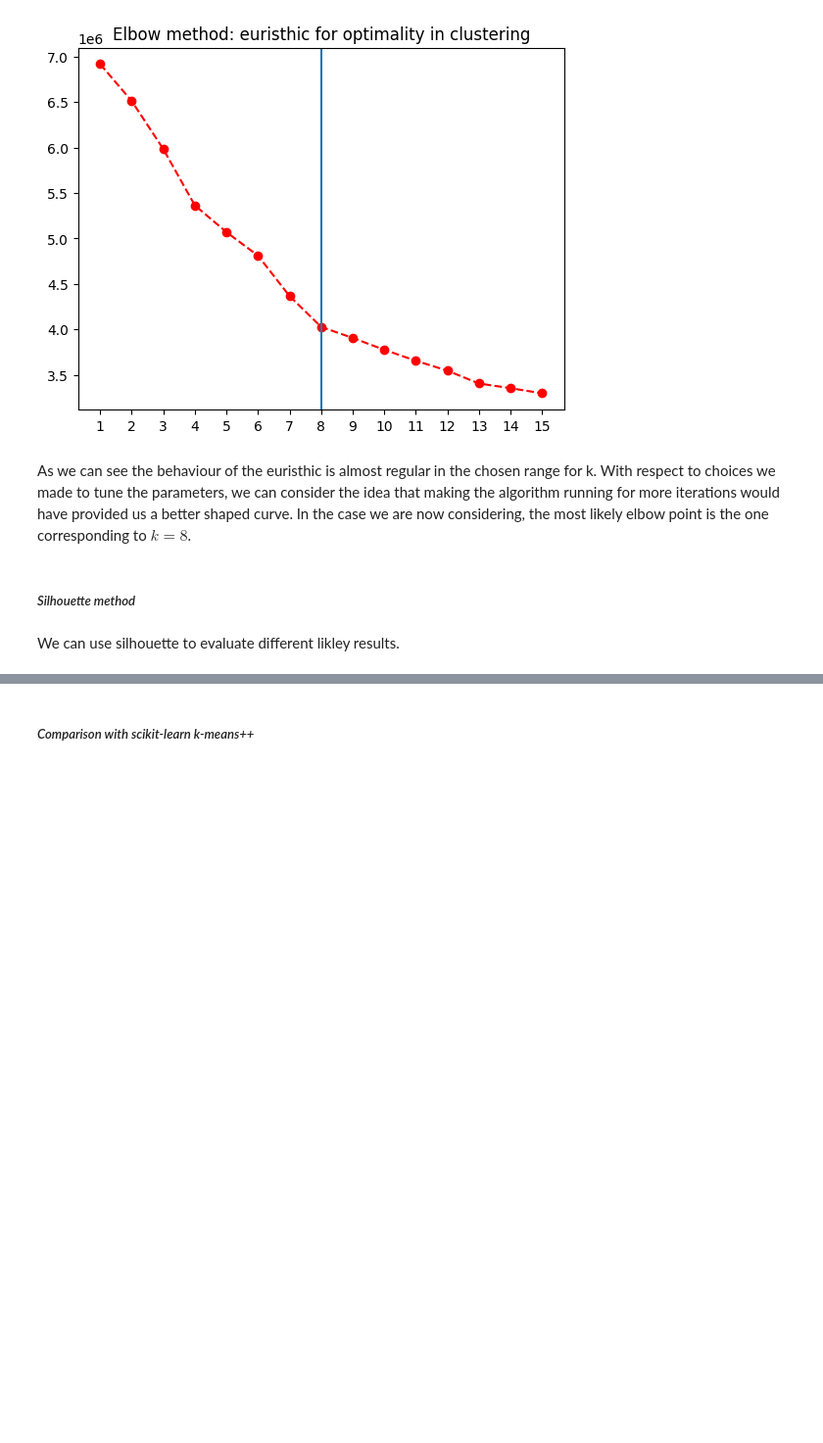
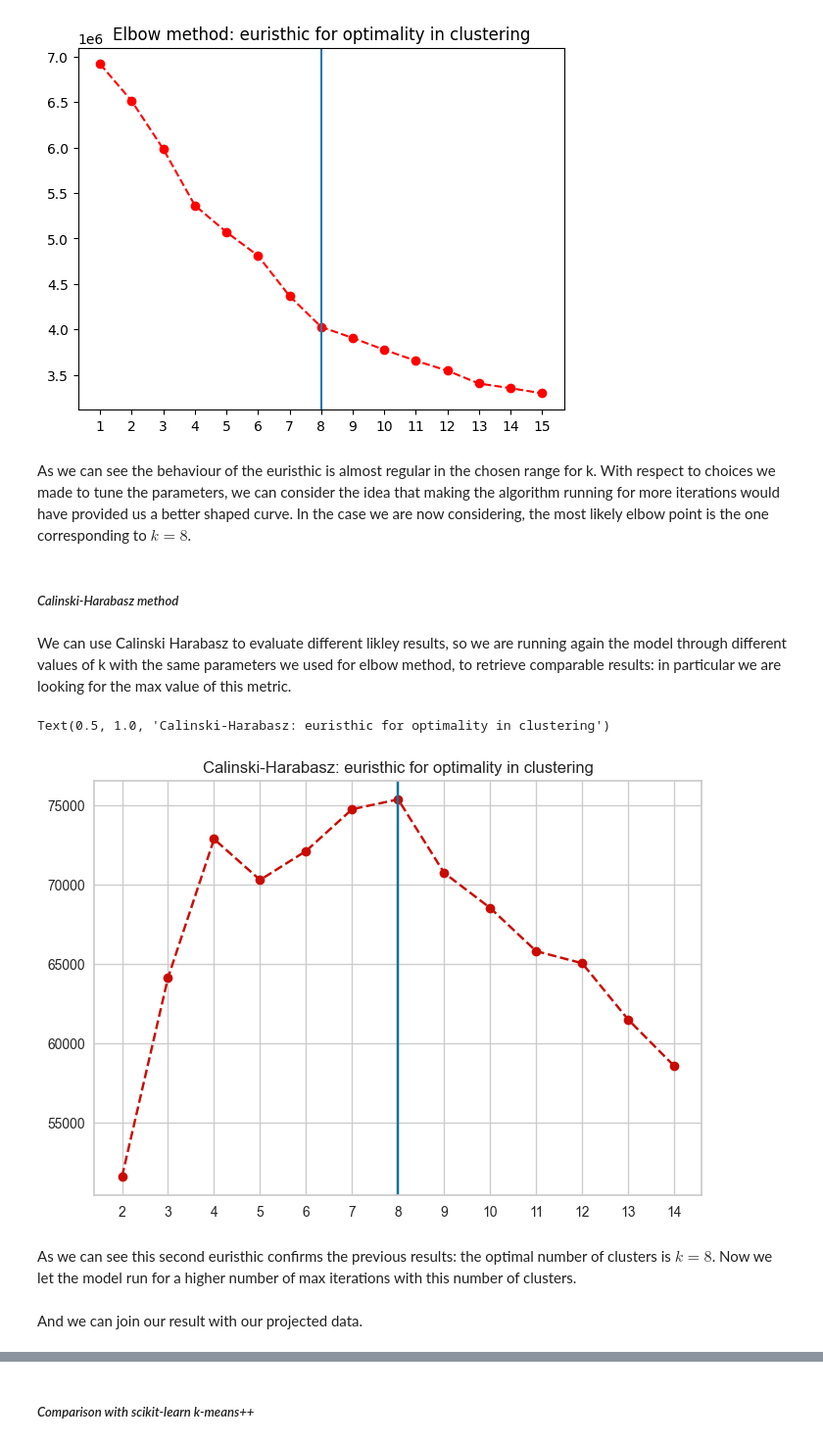
Before and after one commit to sim2000dg/adm_hw4_group26, a Jupyter notebook: Point 2.ipynb, the cells around one changed output, grey strips where cells are left out. Shown at 98% size. Cells and saved outputs as stored; diff of their text form; code cells hidden in the pictures; blank space fills up the shorter version.

```diff
--- a/Point 2.ipynb
+++ b/Point 2.ipynb
@@ -921,2 +913,0 @@ k_means = Cluster(dim=7, max_run=1)
-# %%
-k_means.fit(data)
@@ -974,15 +959,29 @@ Text(0.5, 1.0, 'Elbow method: euristhic for optimality in clustering')
 # %% [markdown]
 As we can see the behaviour of the euristhic is almost regular in the chosen range for k. With respect to choices we made to tune the parameters, we can consider the idea that making the algorithm running for more iterations would have provided us a better shaped curve. In the case we are now considering, the most likely elbow point is the one corresponding to $k=8$.
 # %% [markdown]
-##### *Silhouette method*
+##### *Calinski-Harabasz method*
-# %% [markdown]
-We can use silhouette to evaluate different likley results.
+# %% [markdown]
+We can use Calinski Harabasz to evaluate different likley results, so we are running again the model through different values of k with the same parameters we used for elbow method, to retrieve comparable results: in particular we are looking for the max value of this metric.
 # %%
 #We are basically doing the same as we've done for the elbow method, considering the average silhouette for different numbers of clusters.
-
-silhouette_scores = {}
+#We are just looking for the max average silhouette, so we are not plotting the whole silhouette: we'll do it later in the homework through scikit learn tools
+from tqdm import tqdm
+calhara_scores = {}
 semilla = 121233
-for i in range(1,15):
-    model = Cluster(dim=7, k=i, epsilon=0.1, max_run=30, seed = semilla)
-    sil = model.silhouette(data)
-    silhouette_scores[i] = sum(list(sil.values()))/len(list(sil.values()))
+for i in tqdm(range(2,15)):
+    model = Cluster(dim=7, k=i, epsilon=0.1, max_run=5, seed = semilla)
+    calh = model.calinski_harabasz(data)
+    calhara_scores[i] = calh
+# %%
+xs = list(calhara_scores.keys())
+ys = list(calhara_scores.values())
+
+plt.plot(xs,ys,'ro', linestyle='dashed')
+plt.axvline(x = 8)
+plt.xticks(xs)
+plt.title('Calinski-Harabasz: euristhic for optimality in clustering')
+# %% [output]
+Text(0.5, 1.0, 'Calinski-Harabasz: euristhic for optimality in clustering')
+[figure, added]
+# %% [markdown]
+As we can see this second euristhic confirms the previous results: the optimal number of clusters is $k=8$. Now we let the model run for a higher number of max iterations with this number of clusters.
@@ -988,0 +991,2 @@ for i in range(1,15):
+# %% [markdown]
+And we can join our result with our projected data.
```
Also changed, not shown: parts of 12 cells of this notebook.
